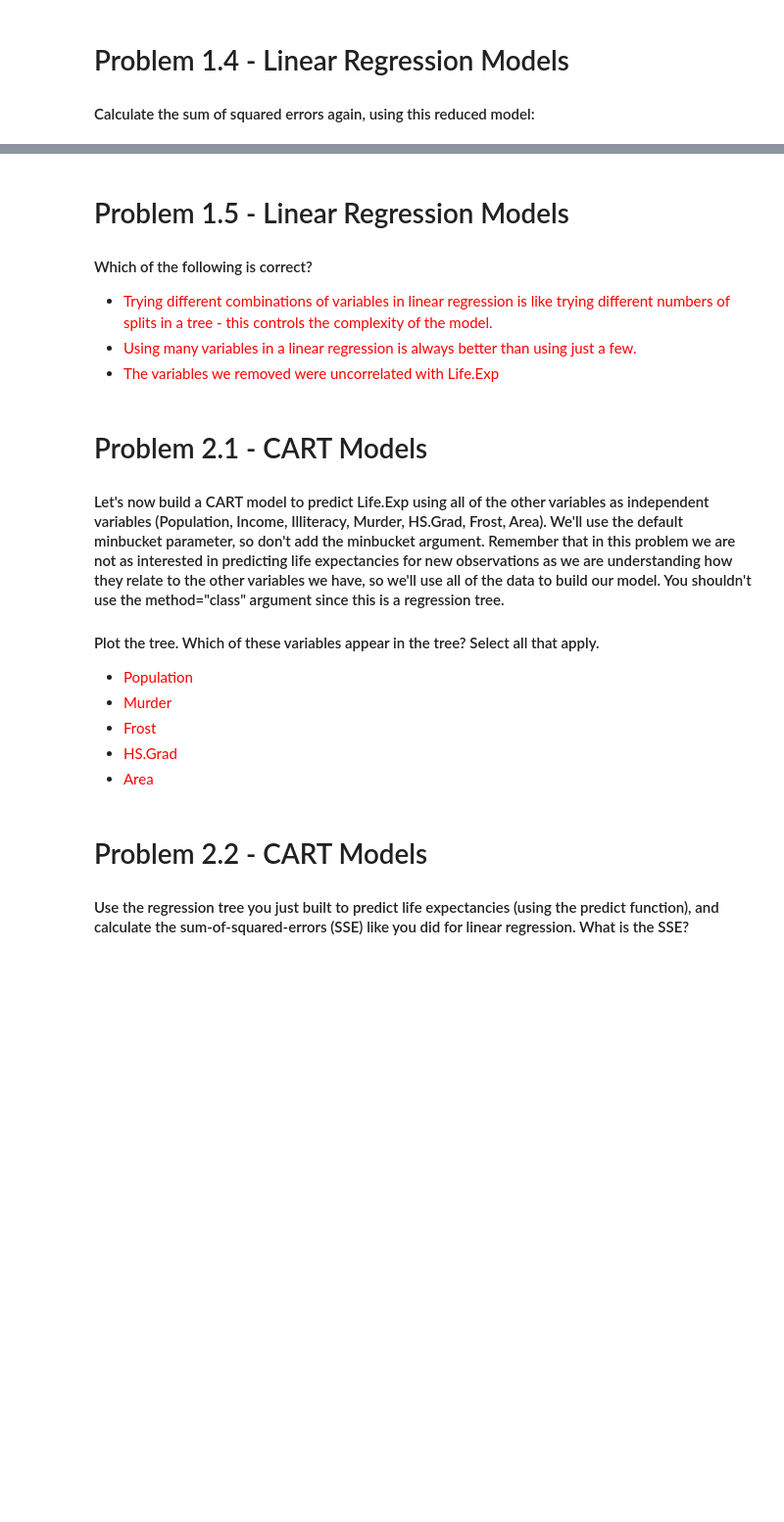
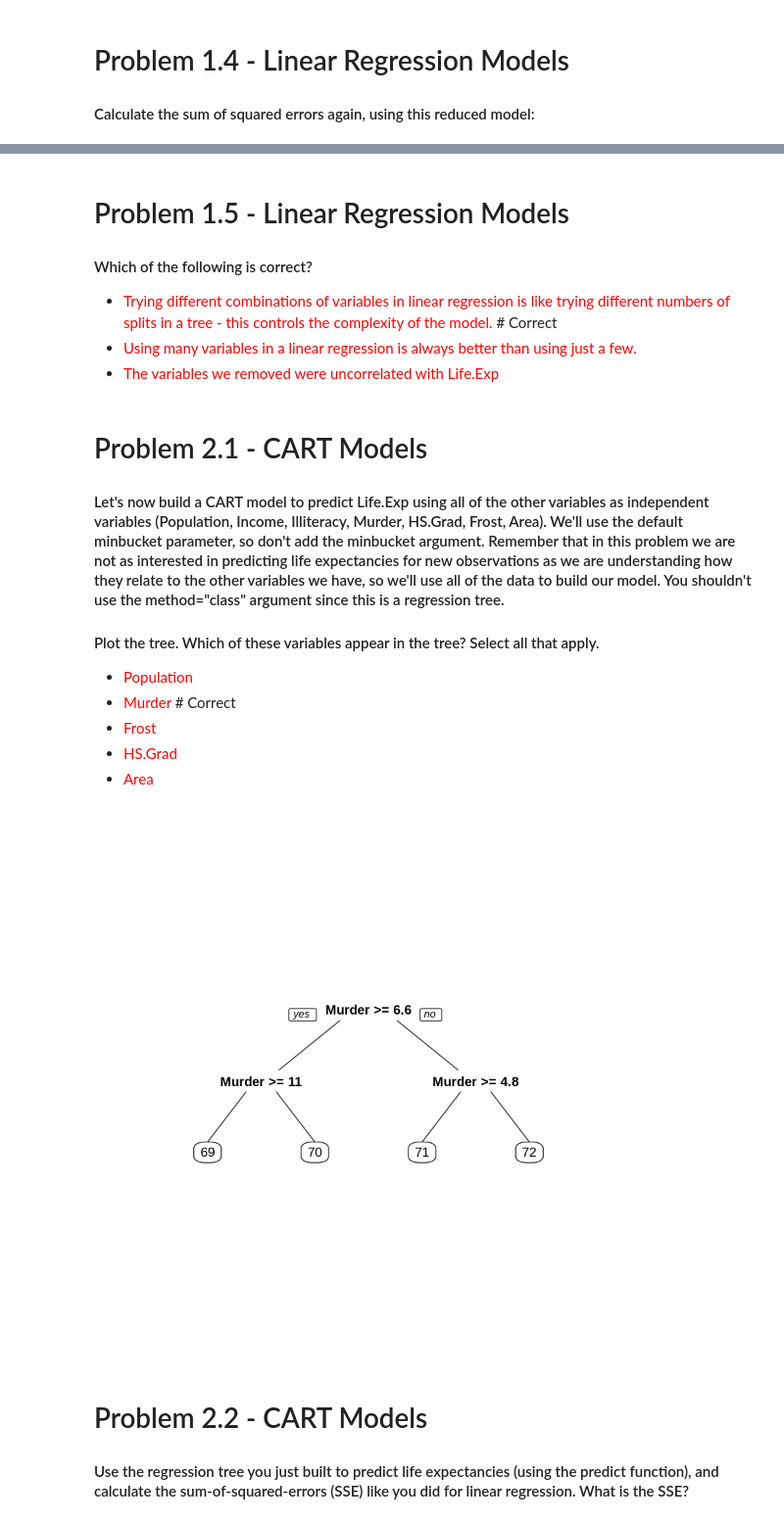
Before and after one commit to amirsaleem1990/The-analytics-edge, a Jupyter notebook: 4.5-Assignment/3-State-Data-Revisited.ipynb, the cells around one changed output, grey strips where cells are left out. Shown at 98% size. Saved outputs shown, nothing was run; the diff lists cells and outputs as text; code cells hidden in the pictures; blank space fills up the shorter version.

```diff
--- a/4.5-Assignment/3-State-Data-Revisited.ipynb
+++ b/4.5-Assignment/3-State-Data-Revisited.ipynb
@@ -17,3 +17,7 @@
 - <font color='red'>Frost - the mean number of days with minimum temperature below freezing from 1931–1960 in the capital or a large city of the state</font><br>
 - <font color='red'>Area - the land area (in square miles) of the state</font><br>
 #### We will try to build a model for life expectancy using regression trees, and employ cross-validation to improve our tree's performance.
+# %%
+data(state)
+statedata = data.frame(state.x77)
+str(statedata)
@@ -33,7 +65,7 @@
 # %% [markdown]
 # Problem 1.5 - Linear Regression Models
 #### Which of the following is correct?
-- <font color='red'>Trying different combinations of variables in linear regression is like trying different numbers of splits in a tree - this controls the complexity of the model.</font><br>
+- <font color='red'>Trying different combinations of variables in linear regression is like trying different numbers of splits in a tree - this controls the complexity of the model.</font> # Correct <br>
 - <font color='red'>Using many variables in a linear regression is always better than using just a few.</font><br>
 - <font color='red'>The variables we removed were uncorrelated with Life.Exp</font><br>
 # %% [markdown]
@@ -41,10 +73,17 @@
 #### Let's now build a CART model to predict Life.Exp using all of the other variables as independent variables (Population, Income, Illiteracy, Murder, HS.Grad, Frost, Area). We'll use the default minbucket parameter, so don't add the minbucket argument. Remember that in this problem we are not as interested in predicting life expectancies for new observations as we are understanding how they relate to the other variables we have, so we'll use all of the data to build our model. You shouldn't use the method="class" argument since this is a regression tree.
 #### Plot the tree. Which of these variables appear in the tree? Select all that apply.
 - <font color='red'>Population</font><br>
-- <font color='red'>Murder</font><br>
+- <font color='red'>Murder</font> # Correct <br>
 - <font color='red'>Frost</font><br>
 - <font color='red'>HS.Grad</font><br>
 - <font color='red'>Area</font><br>
+# %%
+library(rpart)
+library(rpart.plot)
+modelCart <- rpart(Life.Exp ~ ., data = statedata)
+prp(modelCart)
+# %% [output]
+[figure, added]
 # %% [markdown]
 # Problem 2.2 - CART Models
 #### Use the regression tree you just built to predict life expectancies (using the predict function), and calculate the sum-of-squared-errors (SSE) like you did for linear regression. What is the SSE?
```
Also changed, not shown: parts of 23 cells of this notebook.
